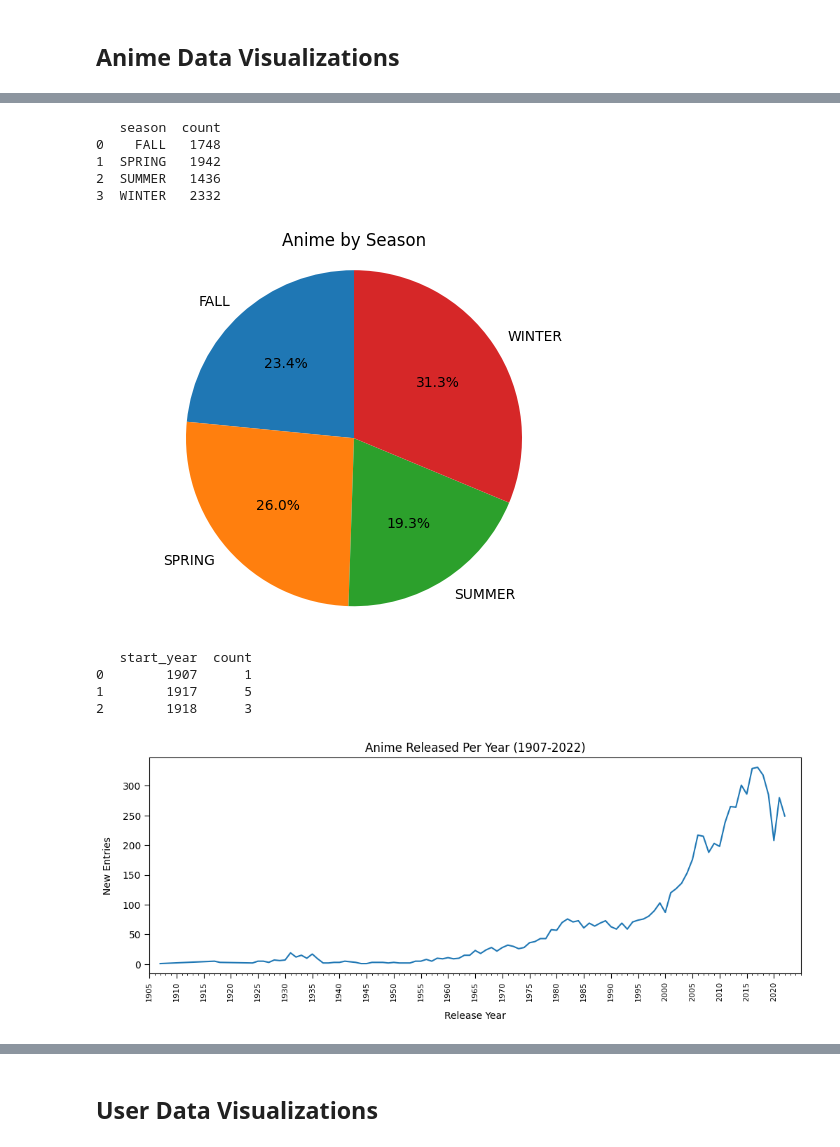
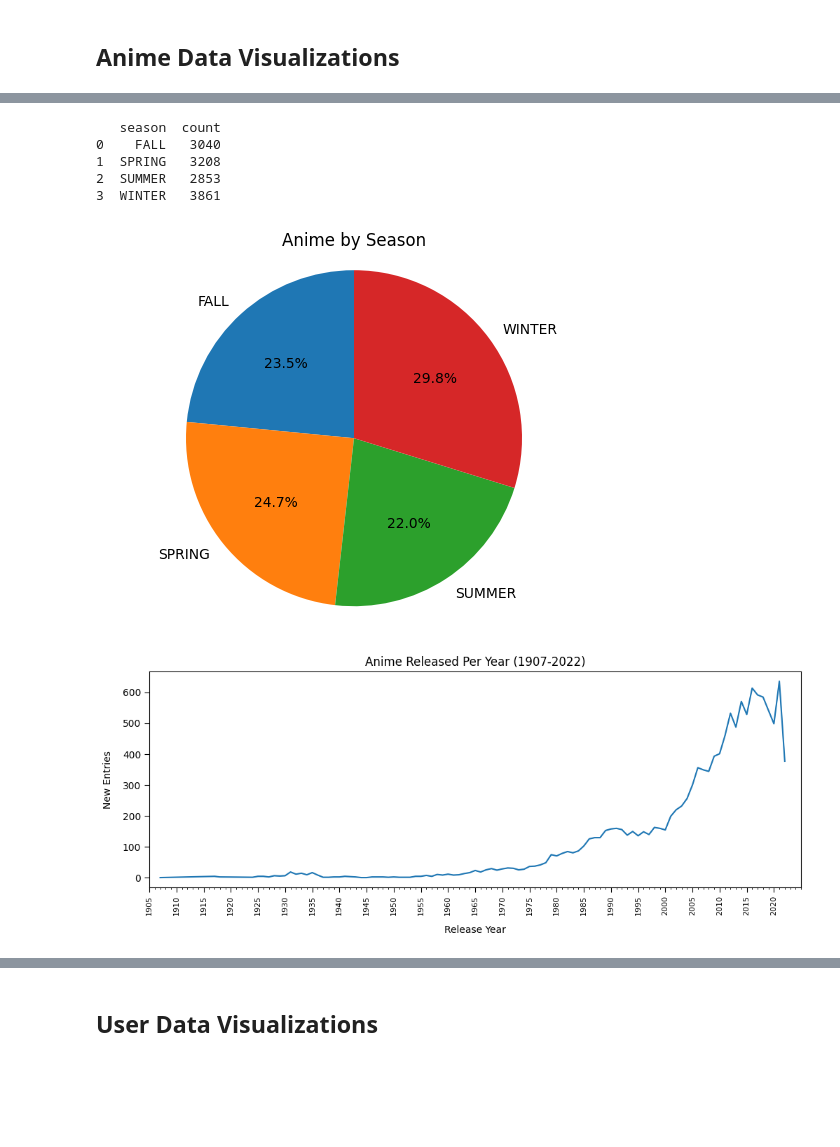
Before and after one commit to barrettotte/anilist-ml, a Jupyter notebook: explore.ipynb, the cells around one changed output, grey strips where cells are left out. Saved outputs shown, nothing was run; the diff lists cells and outputs as text; code cells hidden in the pictures; blank space fills up the shorter version.

```diff
--- a/explore.ipynb
+++ b/explore.ipynb
@@ -18,12 +18,16 @@ import matplotlib.pyplot as plt
 import matplotlib.dates as mdates
 import matplotlib.ticker as mticker
 import seaborn as sns
+import yake
 from datetime import datetime
 
 data_dir = os.path.abspath('data')
-anime_df = pd.read_csv(os.path.join(data_dir, 'anime-20220923-clean.csv'), parse_dates=[8,9])
-user_df = pd.read_csv(os.path.join(data_dir, 'user-247578-20220923.csv'))
 
-today = datetime.today()
+# today = datetime.today()
+today = datetime.strptime('2022-09-27', '%Y-%m-%d')
+today_s = today.strftime('%Y%m%d')
 
-anime_df.head(3)
+anime_df = pd.read_csv(os.path.join(data_dir, f'anime-{today_s}-clean.csv'))
+anime_raw_df = pd.read_csv(os.path.join(data_dir, f'anime-{today_s}-raw.csv'))
+user_df = pd.read_csv(os.path.join(data_dir, f'user-{today_s}-clean.csv'))
+enriched_df = pd.read_csv(os.path.join(data_dir, f'user-{today_s}-enriched.csv'))
@@ -86,41 +66,35 @@ plt.show()
 plt.close()
 # %% [output]
    season  count
-0    FALL   1748
-1  SPRING   1942
-2  SUMMER   1436
-3  WINTER   2332
+0    FALL   3040
+1  SPRING   3208
+2  SUMMER   2853
+3  WINTER   3861
-[figure, old version]
+[figure, new version]
 # %%
-df = (anime_df[(anime_df['start_date'].dt.year <= today.year)]
-                .filter(['start_date', 'format']))
-df = (pd.to_datetime(df['start_date'])
-                .dt.year.astype(int).reset_index(name='start_year')
-                .groupby(['start_year']).size().reset_index(name='count')
-                .sort_values('start_year'))
-print(df.head(3))
+df = (anime_df[(anime_df['season_year'] <= today.year)].filter(['season_year', 'format']))
+df['count'] = df.groupby('season_year')['season_year'].transform('count').apply(int)
 
 step = 5
 x_lim = [1905, 2025]
-title = f"Anime Released Per Year ({df['start_year'].min()}-{df['start_year'].max()})"
 
-p = df.plot(kind='line', title=title, x='start_year', y='count', legend=None, figsize=(12, 4))
-p.set_xlabel('Release Year', labelpad=10)
-p.set_ylabel('New Entries', labelpad=10)
+fig, ax = plt.subplots(figsize=(12,4))
+sns.lineplot(ax=ax, data=df, x='season_year', y='count')
+ax.set_title(f"Anime Released Per Year ({int(df['season_year'].min())}-{int(df['season_year'].max())})")
 
-p.set_xticks(np.arange(x_lim[0], x_lim[1], step))
-p.set_xticklabels(p.get_xticks(), rotation=90, fontsize=8)
-p.set_xlim(x_lim)
-p.xaxis.set_minor_locator(mticker.AutoMinorLocator())
-p.tick_params(which='minor', length=2.5)
-p.tick_params(which='major', length=5)
+ax.set_xlabel('Release Year', labelpad=10)
+ax.set_ylabel('New Entries', labelpad=10)
+
+ax.set_xlim(x_lim)
+ax.set_xticks(np.arange(x_lim[0], x_lim[1], step))
+ax.set_xticklabels(ax.get_xticks(), rotation=90, fontsize=8)
+ax.xaxis.set_minor_locator(mticker.AutoMinorLocator())
+
+ax.tick_params(which='minor', length=2.5)
+ax.tick_params(which='major', length=5)
 
 plt.show()
 plt.close()
 # %% [output]
-   start_year  count
-0        1907      1
-1        1917      5
-2        1918      3
-[figure, old version]
+[figure, new version]
 # %%
```
Also changed, not shown: parts of 16 cells of this notebook, 4 other files.
